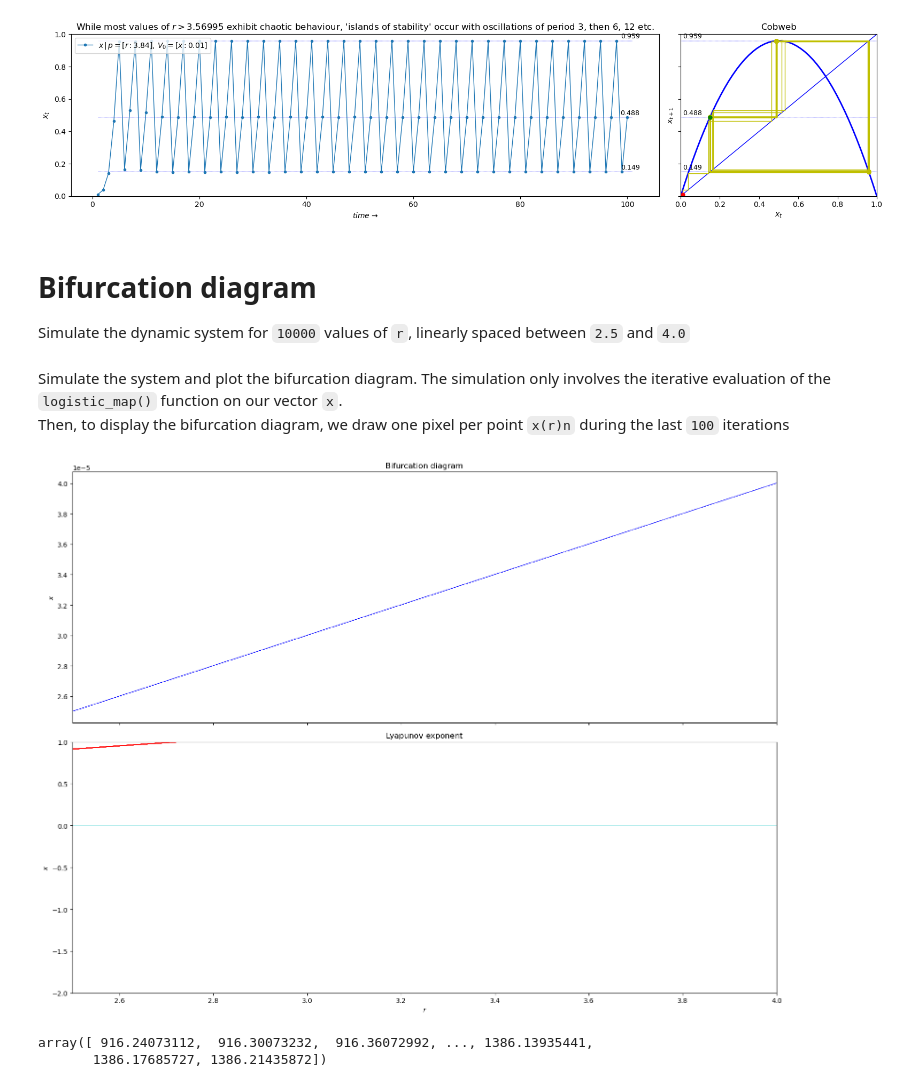
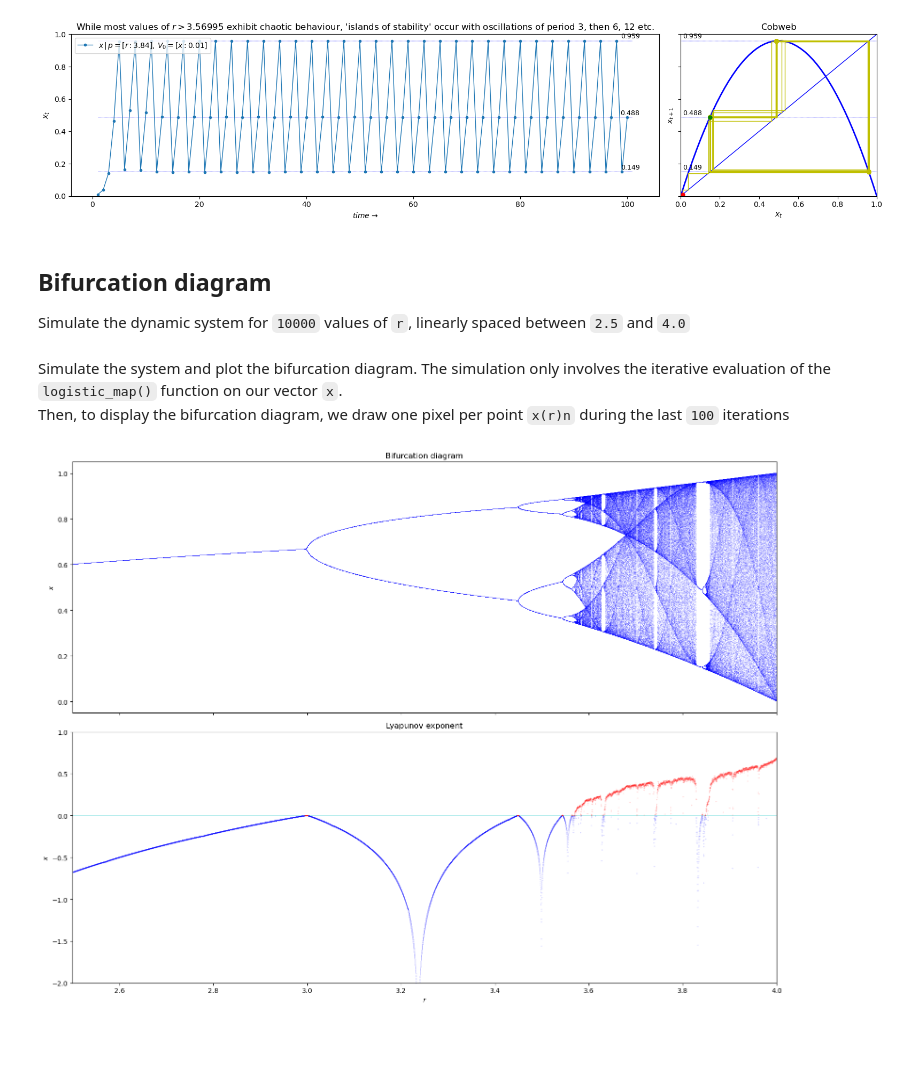
Before and after one commit to bartmarseille/iterative-maps, a Jupyter notebook: iterated-maps-and-chaos.ipynb, the cells around one changed output. Drawn from its saved outputs; the diff is of its cells as text; code cells hidden in the pictures; blank space fills up the shorter version.

Commit message:
added bifurcation diagram and Lyapunov exponent

```diff
--- a/iterated-maps-and-chaos.ipynb
+++ b/iterated-maps-and-chaos.ipynb
@@ -237,63 +237,58 @@ fig.tight_layout()
 [figure]
 [figure]
 # %% [markdown]
-# Bifurcation diagram
+## Bifurcation diagram
 
 Simulate the dynamic system for `10000` values of `r`, linearly spaced between `2.5` and `4.0`
 # %%
-n_steps= 10000
+r_min = 2.5
+r_max = 4.0
 
-R = np.linspace(2.5, 4.0, n_steps)
-P = {'r': R}
-
+R = np.linspace(r_min, r_max, num=10000)
 
 # keep the last 100 iterations to display the bifurcation diagram
-n = 1000
-last = 100
+n_iter = 1000
+min_n_display = n_iter - 100
 
 # initialize system
 x0 = 1e-5
 V = {'x':x0}
-x = x0 * np.ones(n_steps)
+x = x0 * np.ones(len(R))
 
 # initialize the lyapunov vector
-lyapunov = np.zeros(n_steps)
+lyapunov = np.zeros(len(R))
 # %% [markdown]
 Simulate the system and plot the bifurcation diagram. The simulation only involves the iterative evaluation of the `logistic_map()` function on our vector `x`. <br>Then, to display the bifurcation diagram, we draw one pixel per point `x(r)n` during the last `100` iterations
 # %%
 fig, (ax1, ax2) = plt.subplots(2, 1, figsize=(16, 12), sharex=True)
 
-for i in range(n):
-    V_hat = logistic_map(P, V)
-    x = V_hat['x']
+P = {'r': R}
+for n in range(n_iter):
+    V = logistic_map(P, V)
+    x = V['x']
 
     # compute the partial sum of the Lyapunov exponent.
     lyapunov += np.log(abs(R - 2 * R * x))
-    # display the bifurcation diagram.
-    if i >= (n - last):
+    # after enough iterations, display the value of x.
+    if n >= min_n_display:
         ax1.plot(R, x, ',b', alpha=.25)
+
 ax1.set_xlim(2.5, 4)
 ax1.set_title("Bifurcation diagram")
 ax1.set_ylabel(f'$x$')
 
 # display the Lyapunov exponent.
 # horizontal line.
 ax2.axhline(0, color='c', lw=.5, alpha=.5)
 # negative Lyapunov exponent.
 ax2.plot(R[lyapunov < 0], lyapunov[lyapunov < 0] / n, '.b', alpha=.5, ms=.5)
 # positive Lyapunov exponent.
 ax2.plot(R[lyapunov >= 0], lyapunov[lyapunov >= 0] / n, '.r', alpha=.5, ms=.5)
 ax2.set_xlim(2.5, 4)
 ax2.set_ylim(-2, 1)
 ax2.set_title("Lyapunov exponent")
 ax2.set_xlabel(f'$r$')
 ax2.set_ylabel(f'$x$')
-
 plt.tight_layout()
 # %% [output]
-[figure, old version]
+[figure, new version]
-# %%
-lyapunov[lyapunov >= 0]
-# %% [output]
-array([ 916.24073112,  916.30073232,  916.36072992, ..., 1386.13935441,
-       1386.17685727, 1386.21435872])
```
